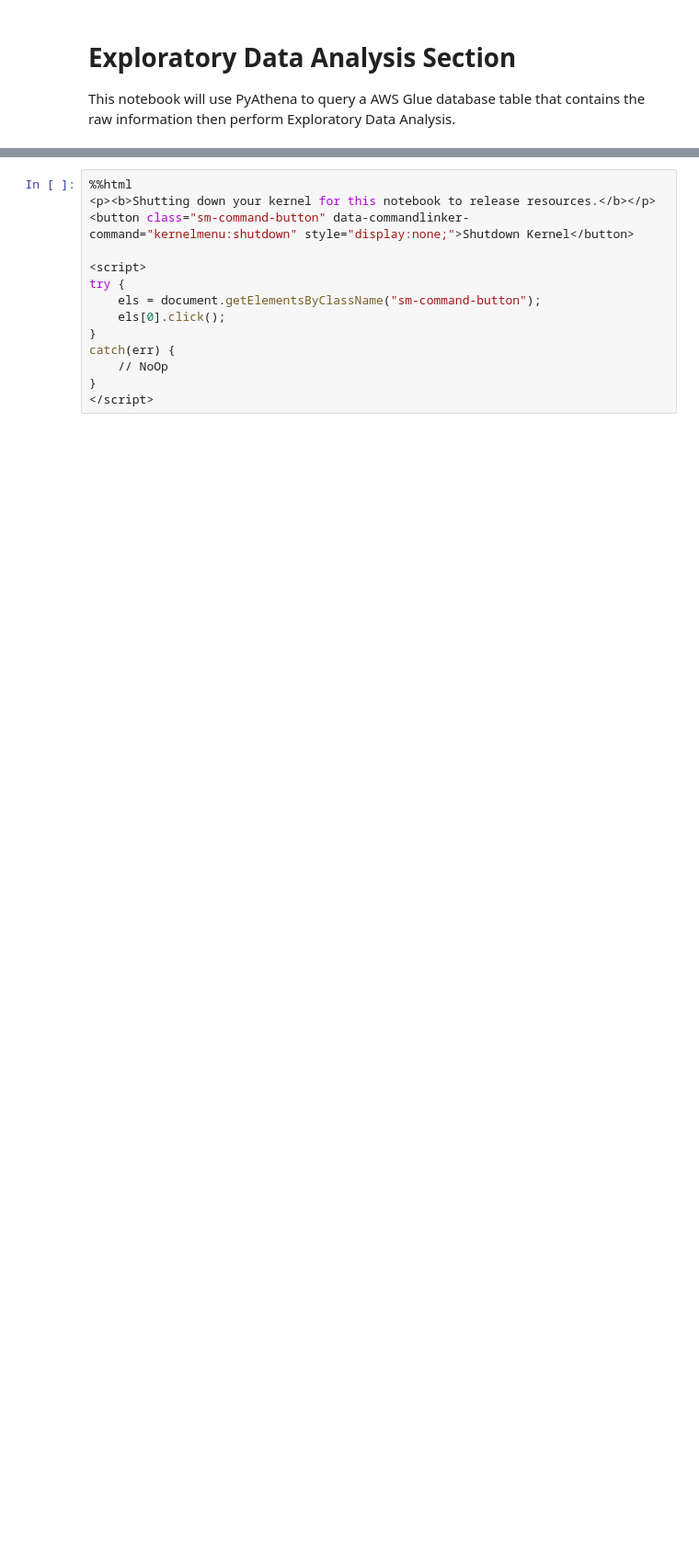
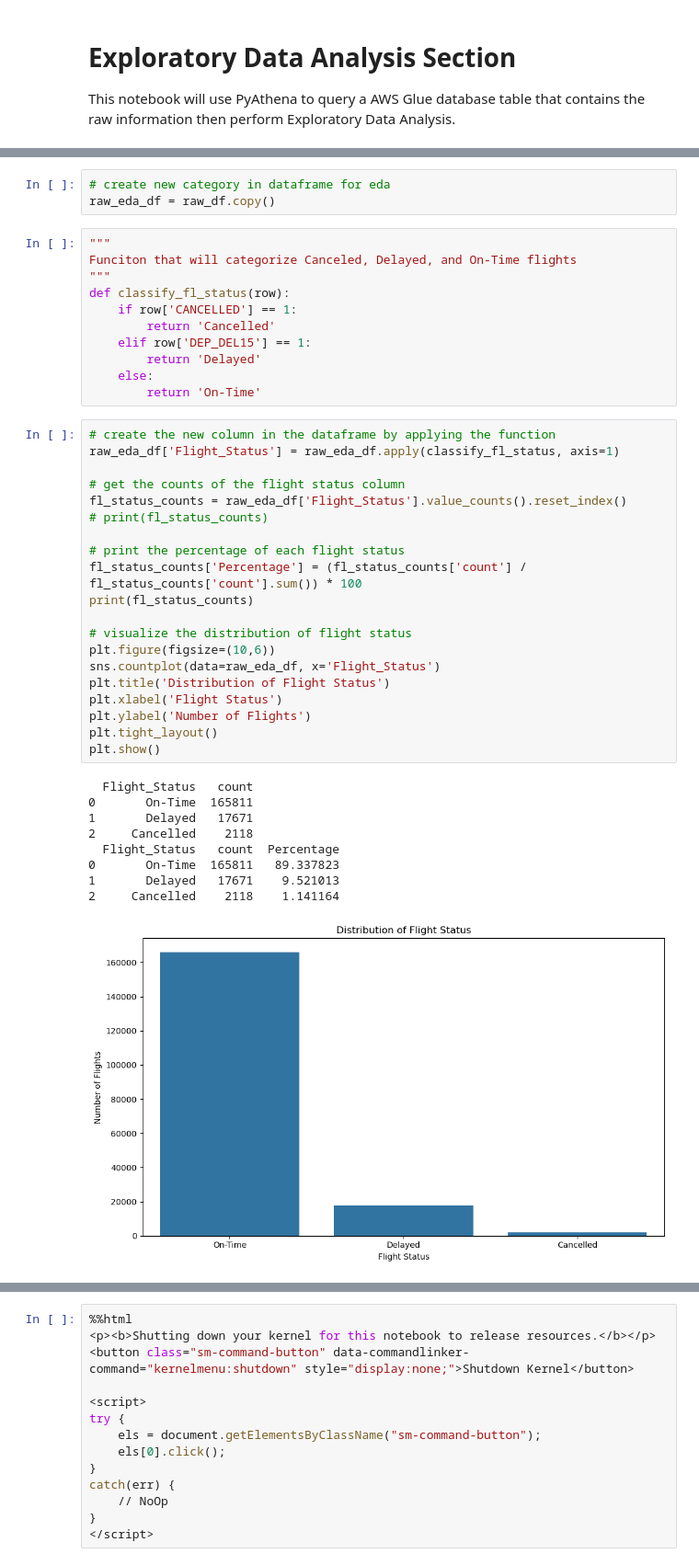
Before and after one commit to gw-00/ADS-508-Project, a Jupyter notebook: 3_clean_data/1_EDA.ipynb, the cells around one changed output, grey strips where cells are left out. Shown: that part at 92% size. Drawn from its saved outputs; the diff is of its cells as text; blank space fills up the shorter version.

```diff
--- a/3_clean_data/1_EDA.ipynb
+++ b/3_clean_data/1_EDA.ipynb
@@ -34,0 +124,44 @@ raw_df.head()
+# %%
+# create new category in dataframe for eda
+raw_eda_df = raw_df.copy()
+# %%
+"""
+Funciton that will categorize Canceled, Delayed, and On-Time flights
+"""
+def classify_fl_status(row):
+    if row['CANCELLED'] == 1:
+        return 'Cancelled'
+    elif row['DEP_DEL15'] == 1:
+        return 'Delayed'
+    else:
+        return 'On-Time'
+# %%
+# create the new column in the dataframe by applying the function
+raw_eda_df['Flight_Status'] = raw_eda_df.apply(classify_fl_status, axis=1)
+
+# get the counts of the flight status column
+fl_status_counts = raw_eda_df['Flight_Status'].value_counts().reset_index()
+# print(fl_status_counts)
+
+# print the percentage of each flight status
+fl_status_counts['Percentage'] = (fl_status_counts['count'] / fl_status_counts['count'].sum()) * 100
+print(fl_status_counts)
+
+# visualize the distribution of flight status
+plt.figure(figsize=(10,6))
+sns.countplot(data=raw_eda_df, x='Flight_Status')
+plt.title('Distribution of Flight Status')
+plt.xlabel('Flight Status')
+plt.ylabel('Number of Flights')
+plt.tight_layout()
+plt.show()
+# %% [output]
+  Flight_Status   count
+0       On-Time  165811
+1       Delayed   17671
+2     Cancelled    2118
+  Flight_Status   count  Percentage
+0       On-Time  165811   89.337823
+1       Delayed   17671    9.521013
+2     Cancelled    2118    1.141164
+[figure, added]
```
Also changed, not shown: parts of 16 cells of this notebook.
